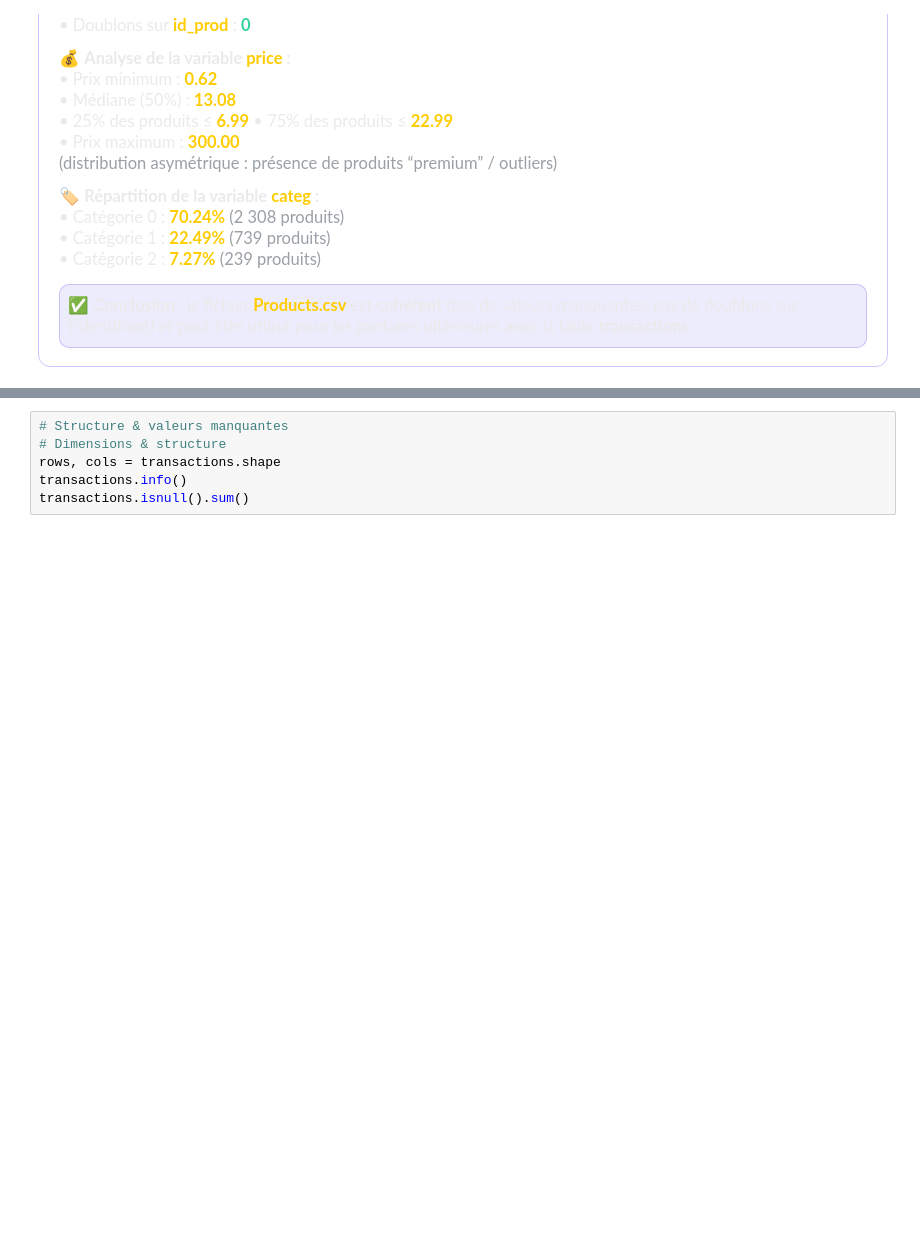
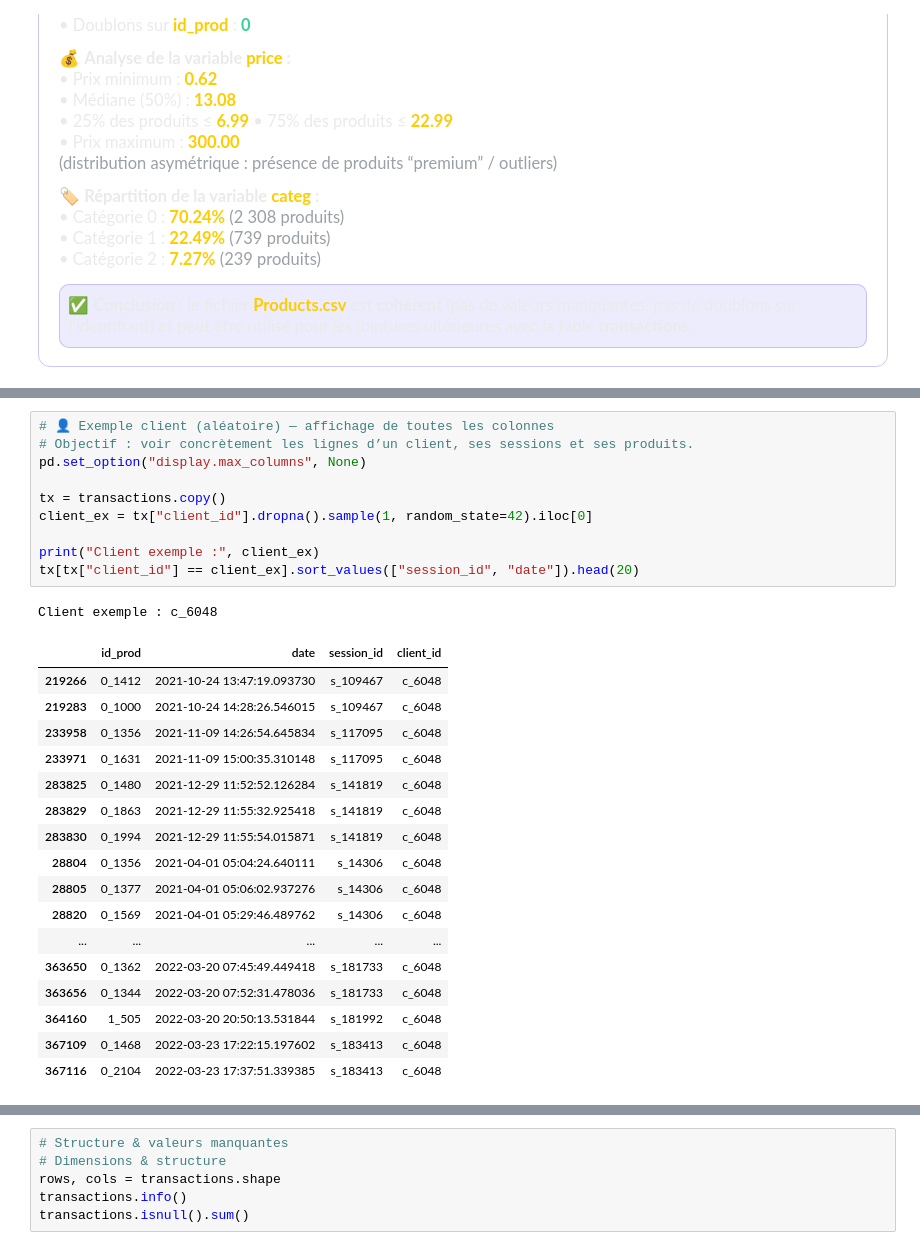
Before and after one commit to Stephane-OC/lapage, a Jupyter notebook: analyse_lapage.ipynb, the cells around one changed output, grey strips where cells are left out. Saved outputs shown, nothing was run; the diff lists cells and outputs as text; blank space fills up the shorter version.

```diff
--- a/analyse_lapage.ipynb
+++ b/analyse_lapage.ipynb
@@ -941,0 +1022,29 @@ products.sample(1)
+# %%
+# 👤 Exemple client (aléatoire) — affichage de toutes les colonnes
+# Objectif : voir concrètement les lignes d’un client, ses sessions et ses produits.
+pd.set_option("display.max_columns", None)
+
+tx = transactions.copy()
+client_ex = tx["client_id"].dropna().sample(1, random_state=42).iloc[0]
+
+print("Client exemple :", client_ex)
+tx[tx["client_id"] == client_ex].sort_values(["session_id", "date"]).head(20)
+# %% [output]
+Client exemple : c_6048
+|  | id_prod | date | session_id | client_id |
+| 219266 | 0_1412 | 2021-10-24 13:47:19.093730 | s_109467 | c_6048 |
+| 219283 | 0_1000 | 2021-10-24 14:28:26.546015 | s_109467 | c_6048 |
+| 233958 | 0_1356 | 2021-11-09 14:26:54.645834 | s_117095 | c_6048 |
+| 233971 | 0_1631 | 2021-11-09 15:00:35.310148 | s_117095 | c_6048 |
+| 283825 | 0_1480 | 2021-12-29 11:52:52.126284 | s_141819 | c_6048 |
+| 283829 | 0_1863 | 2021-12-29 11:55:32.925418 | s_141819 | c_6048 |
+| 283830 | 0_1994 | 2021-12-29 11:55:54.015871 | s_141819 | c_6048 |
+| 28804 | 0_1356 | 2021-04-01 05:04:24.640111 | s_14306 | c_6048 |
+| 28805 | 0_1377 | 2021-04-01 05:06:02.937276 | s_14306 | c_6048 |
+| 28820 | 0_1569 | 2021-04-01 05:29:46.489762 | s_14306 | c_6048 |
+| ... | ... | ... | ... | ... |
+| 363650 | 0_1362 | 2022-03-20 07:45:49.449418 | s_181733 | c_6048 |
+| 363656 | 0_1344 | 2022-03-20 07:52:31.478036 | s_181733 | c_6048 |
+| 364160 | 1_505 | 2022-03-20 20:50:13.531844 | s_181992 | c_6048 |
+| 367109 | 0_1468 | 2022-03-23 17:22:15.197602 | s_183413 | c_6048 |
+| 367116 | 0_2104 | 2022-03-23 17:37:51.339385 | s_183413 | c_6048 |
```
Also changed, not shown: parts of 77 cells of this notebook, 1 other file.
